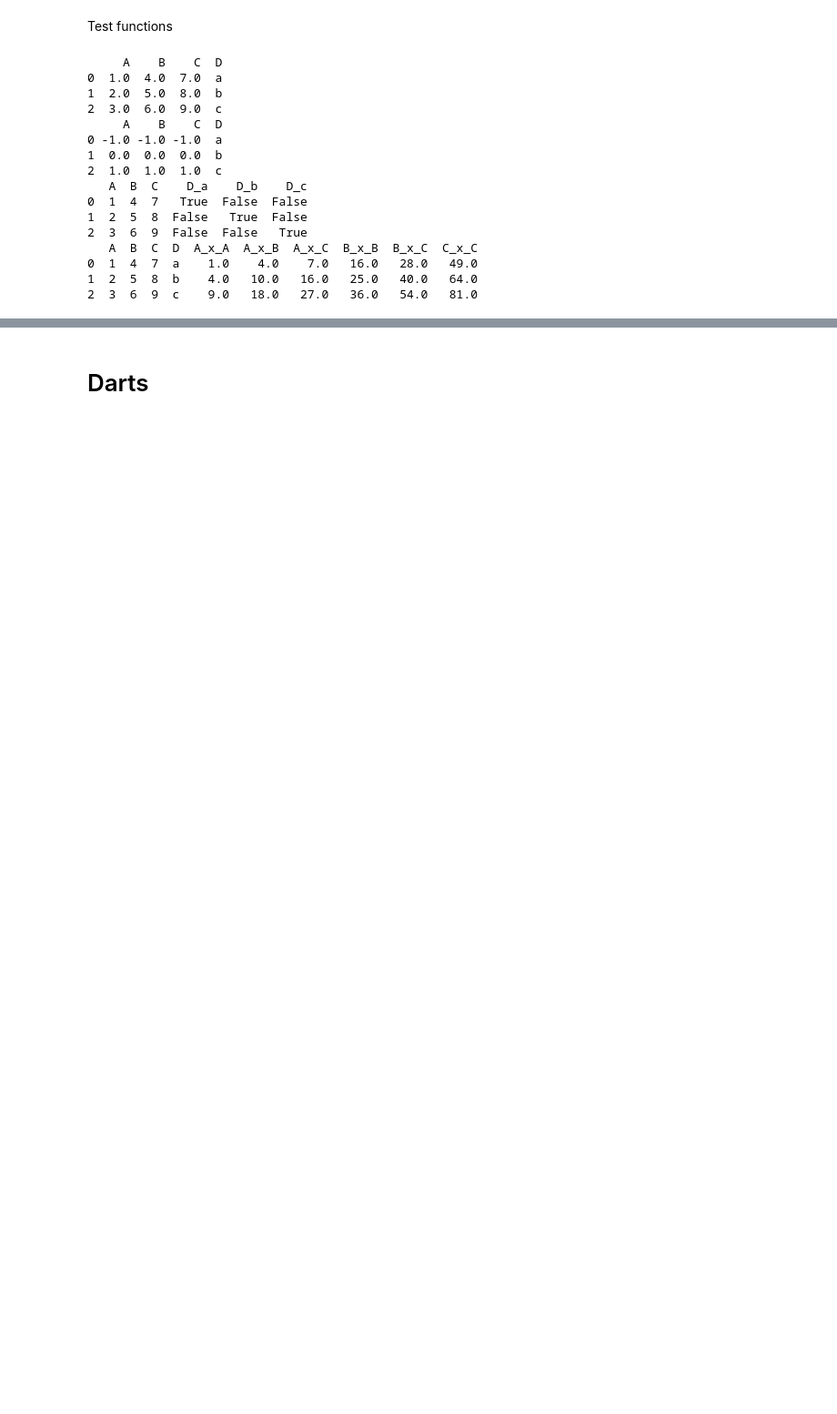
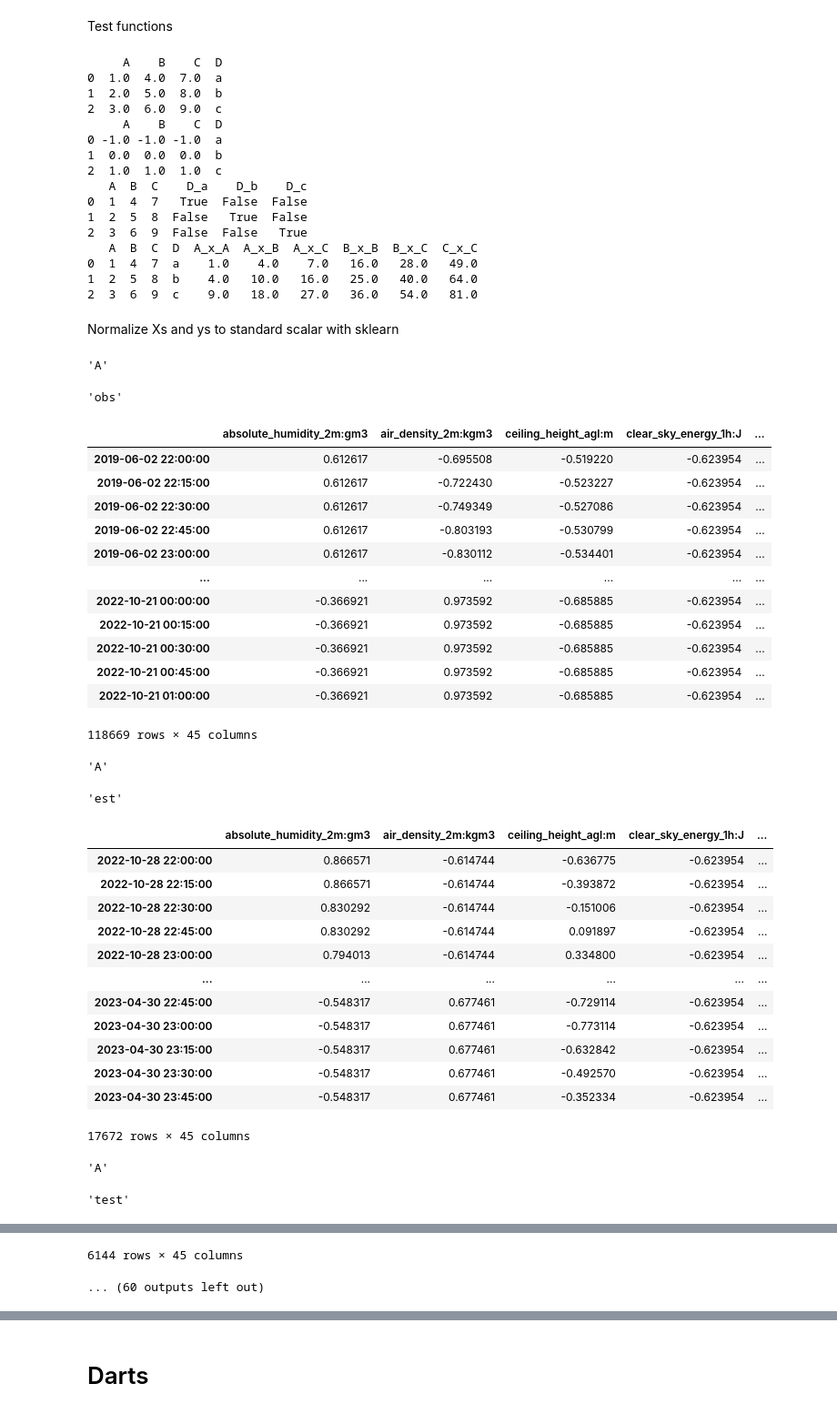
Before and after one commit to jkbch/machine_learning_exam, a Jupyter notebook: Jakob_notebook.ipynb, the cells around one changed output, grey strips where cells are left out. Shown at 91% size. Drawn from its saved outputs; the diff is of its cells as text; code cells hidden in the pictures; blank space fills up the shorter version.

```diff
--- a/Jakob_notebook.ipynb
+++ b/Jakob_notebook.ipynb
@@ -757,3 +642,66 @@ print(polynomial_expansion(fake_data))
 0  1  4  7  a    1.0    4.0    7.0   16.0   28.0   49.0
 1  2  5  8  b    4.0   10.0   16.0   25.0   40.0   64.0
 2  3  6  9  c    9.0   18.0   27.0   36.0   54.0   81.0
+# %% [markdown]
+Normalize Xs and ys to standard scalar with sklearn
+# %%
+from sklearn.preprocessing import StandardScaler
+
+X = pd.concat([Xs[loc][type] for loc in Xs for type in Xs[loc]])
+y = pd.concat([ys[loc][type] for loc in ys for type in ys[loc]])
+
+scaler_X = StandardScaler().fit(X.to_numpy())
+scaler_y = StandardScaler().fit(y.to_numpy().reshape(-1, 1))
+
+Xs_norm = {loc : {} for loc in Xs}
+for loc in Xs:
+    for type in Xs[loc]:
+        Xs_norm[loc][type] = pd.DataFrame(
+            scaler_X.transform(Xs[loc][type].to_numpy()),
+            columns = Xs[loc][type].columns,
+            index = Xs[loc][type].index,
+        )
+        display(loc, type, Xs_norm[loc][type])
+
+ys_norm = {loc : {} for loc in ys}
+for loc in ys:
+    for type in ys[loc]:
+        ys_norm[loc][type] = pd.Series(
+            scaler_y.transform(ys[loc][type].to_numpy().reshape(-1, 1)).flatten(),
+            name = ys[loc][type].name,
+            index = ys[loc][type].index,
+        )
+        display(loc, type, ys_norm[loc][type])
+# %% [output]
+'A'
+'obs'
+|  | absolute_humidity_2m:gm3 | air_density_2m:kgm3 | ceiling_height_agl:m | clear_sky_energy_1h:J | ... |
+| 2019-06-02 22:00:00 | 0.612617 | -0.695508 | -0.519220 | -0.623954 | ... |
+| 2019-06-02 22:15:00 | 0.612617 | -0.722430 | -0.523227 | -0.623954 | ... |
+| 2019-06-02 22:30:00 | 0.612617 | -0.749349 | -0.527086 | -0.623954 | ... |
+| 2019-06-02 22:45:00 | 0.612617 | -0.803193 | -0.530799 | -0.623954 | ... |
+| 2019-06-02 23:00:00 | 0.612617 | -0.830112 | -0.534401 | -0.623954 | ... |
+| ... | ... | ... | ... | ... | ... |
+| 2022-10-21 00:00:00 | -0.366921 | 0.973592 | -0.685885 | -0.623954 | ... |
+| 2022-10-21 00:15:00 | -0.366921 | 0.973592 | -0.685885 | -0.623954 | ... |
+| 2022-10-21 00:30:00 | -0.366921 | 0.973592 | -0.685885 | -0.623954 | ... |
+| 2022-10-21 00:45:00 | -0.366921 | 0.973592 | -0.685885 | -0.623954 | ... |
+| 2022-10-21 01:00:00 | -0.366921 | 0.973592 | -0.685885 | -0.623954 | ... |
+118669 rows × 45 columns
+'A'
+'est'
+|  | absolute_humidity_2m:gm3 | air_density_2m:kgm3 | ceiling_height_agl:m | clear_sky_energy_1h:J | ... |
+| 2022-10-28 22:00:00 | 0.866571 | -0.614744 | -0.636775 | -0.623954 | ... |
+| 2022-10-28 22:15:00 | 0.866571 | -0.614744 | -0.393872 | -0.623954 | ... |
+| 2022-10-28 22:30:00 | 0.830292 | -0.614744 | -0.151006 | -0.623954 | ... |
+| 2022-10-28 22:45:00 | 0.830292 | -0.614744 | 0.091897 | -0.623954 | ... |
+| 2022-10-28 23:00:00 | 0.794013 | -0.614744 | 0.334800 | -0.623954 | ... |
+| ... | ... | ... | ... | ... | ... |
+| 2023-04-30 22:45:00 | -0.548317 | 0.677461 | -0.729114 | -0.623954 | ... |
+| 2023-04-30 23:00:00 | -0.548317 | 0.677461 | -0.773114 | -0.623954 | ... |
+| 2023-04-30 23:15:00 | -0.548317 | 0.677461 | -0.632842 | -0.623954 | ... |
+| 2023-04-30 23:30:00 | -0.548317 | 0.677461 | -0.492570 | -0.623954 | ... |
+| 2023-04-30 23:45:00 | -0.548317 | 0.677461 | -0.352334 | -0.623954 | ... |
+17672 rows × 45 columns
+'A'
+'test'
@@ -759,0 +720,2 @@ print(polynomial_expansion(fake_data))
+6144 rows × 45 columns
+... (60 outputs left out)
```
Also changed, not shown: parts of 29 cells of this notebook.
